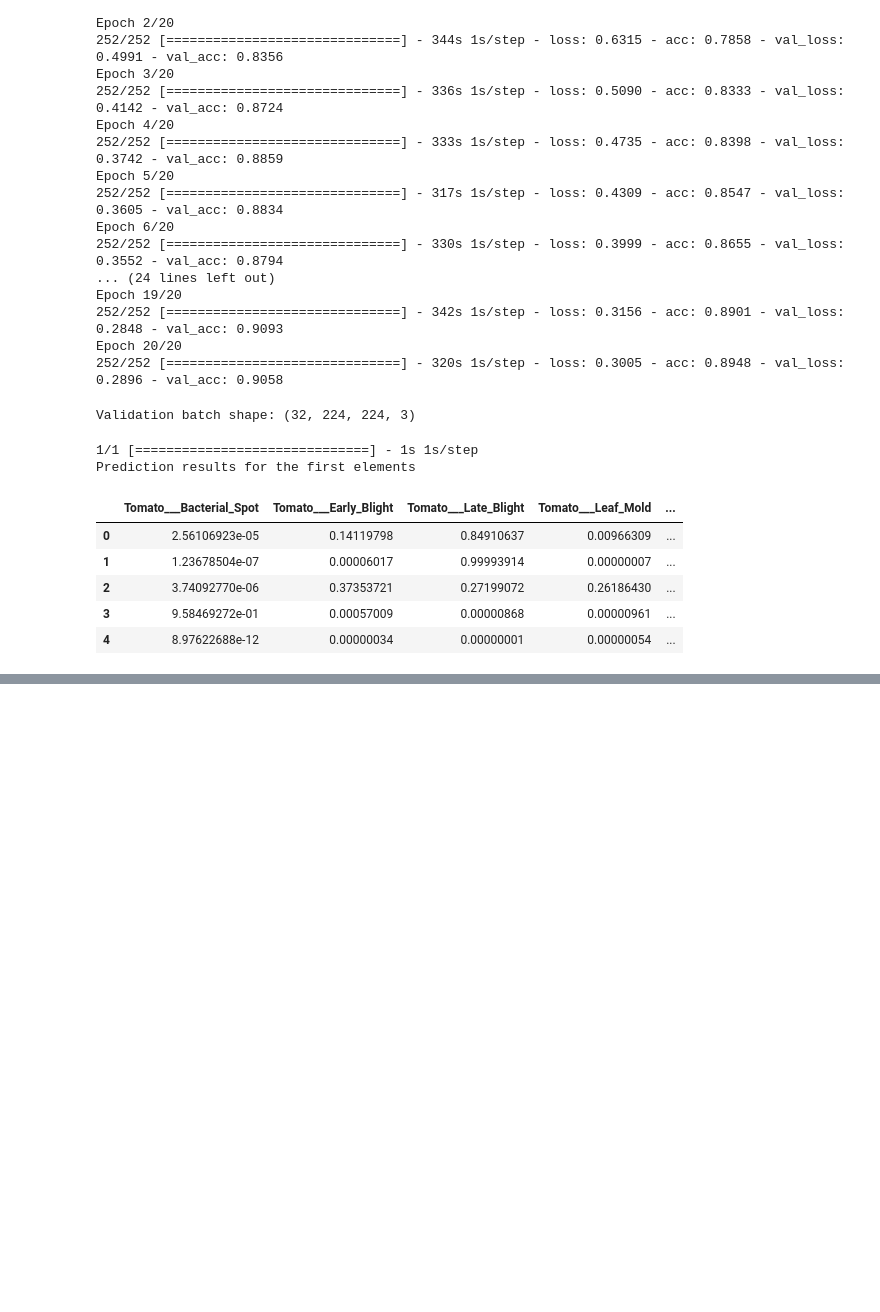
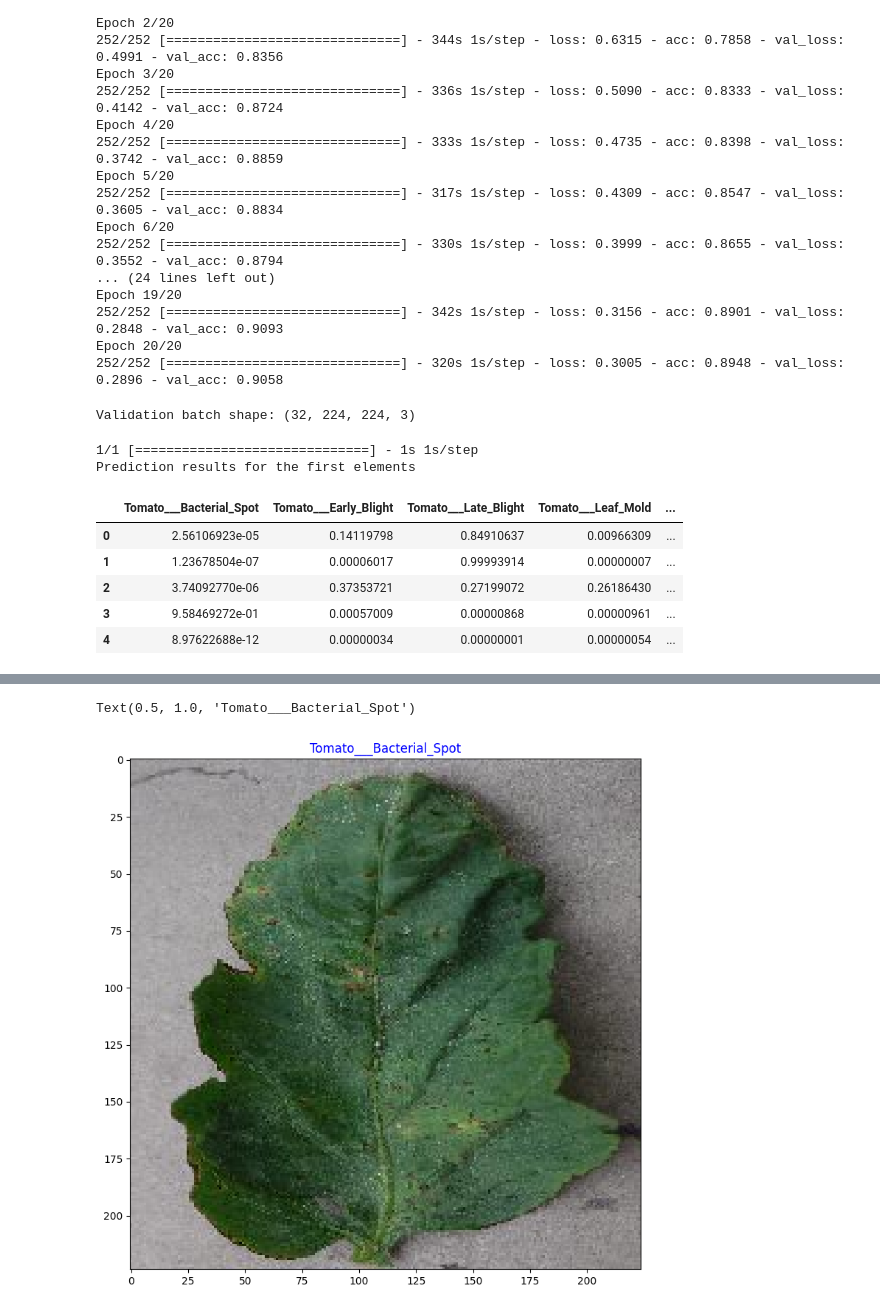
Before and after one commit to racode23/Tomto_deep_learning_project, a Jupyter notebook: Tomato.ipynb, the cells around one changed output, grey strips where cells are left out. Cells and saved outputs as stored; diff of their text form; code cells hidden in the pictures; blank space fills up the shorter version.

```diff
--- a/Tomato.ipynb
+++ b/Tomato.ipynb
@@ -212,0 +318,12 @@ Text(0.5, 1.0, 'Tomato___Early_Blight')
+# %%
+predicted_ids = np.argmax(tf_model_predictions, axis=-1)
+predicted_labels = dataset_labels[predicted_ids]
+plt.figure(figsize=(10,9))
+plt.subplots_adjust(hspace=0.5)
+n=15
+plt.imshow(val_image_batch[n])
+color = "blue" if predicted_ids[n] == true_label_ids[n] else "red"
+plt.title(predicted_labels[n].title(), color=color)
+# %% [output]
+Text(0.5, 1.0, 'Tomato___Bacterial_Spot')
+[figure, added]
```
Also changed, not shown: parts of 16 cells of this notebook.
